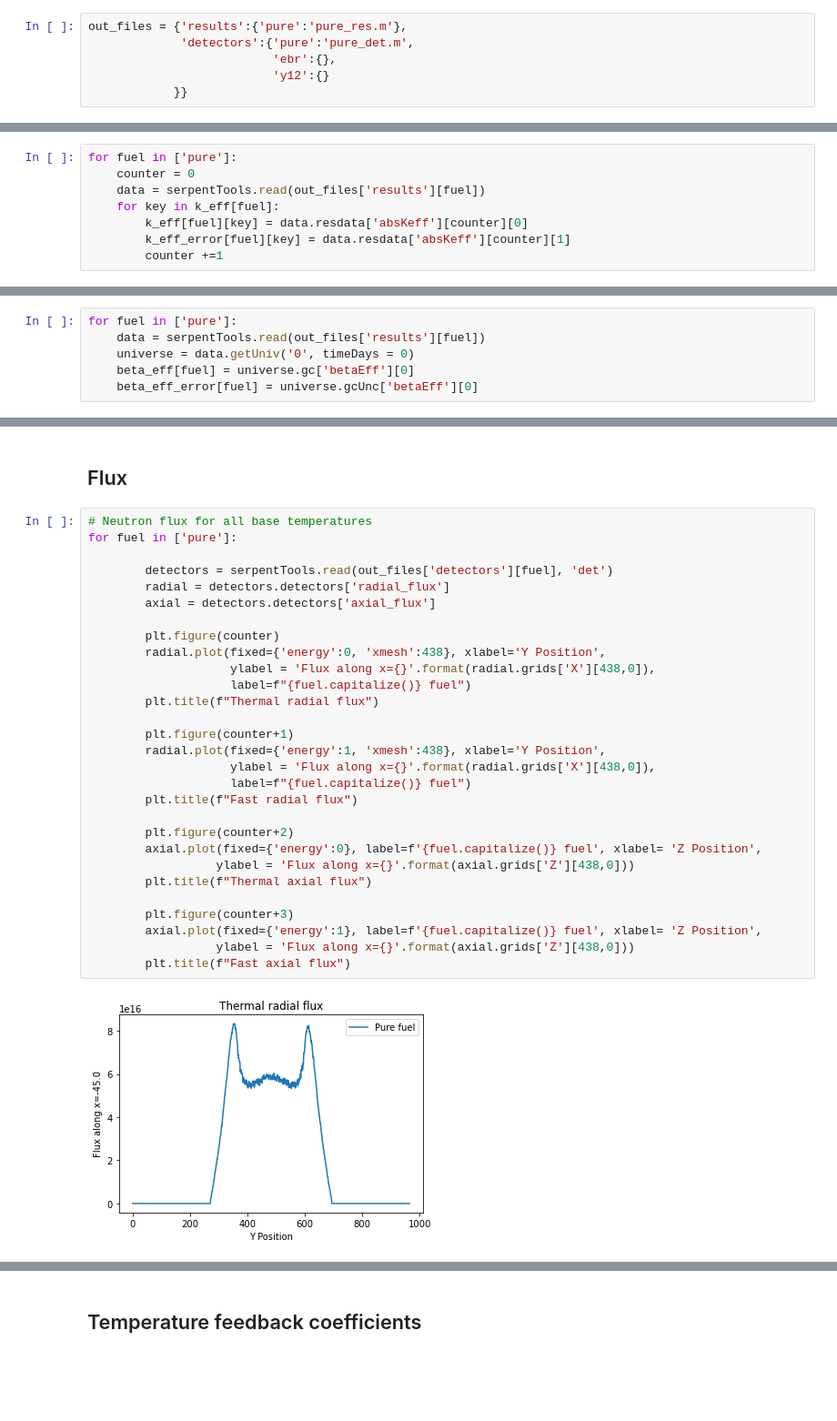
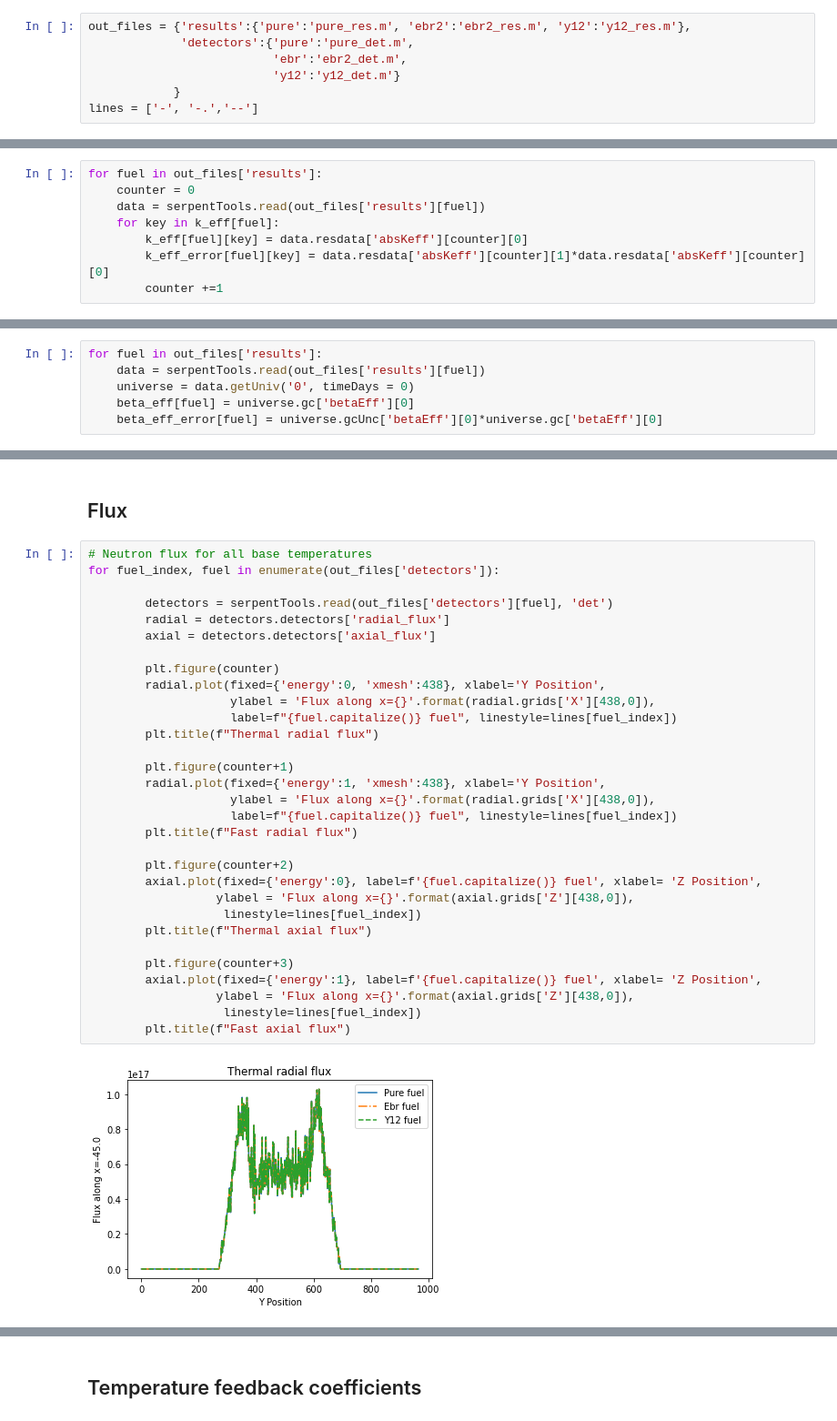
Before and after one commit to abachma2/phlox, a Jupyter notebook: reactors/full-core/htgr-200/Impurities_analysis.ipynb, the cells around one changed output, grey strips where cells are left out. Shown at 91% size. Saved outputs shown, nothing was run; the diff lists cells and outputs as text; blank space fills up the shorter version.

Commit message:
update pure results, change error calculation

```diff
--- a/reactors/full-core/htgr-200/Impurities_analysis.ipynb
+++ b/reactors/full-core/htgr-200/Impurities_analysis.ipynb
@@ -172,11 +172,12 @@ def calculate_m_error(x, y):
     m_error = np.sqrt(sum_errors/(n-2))*np.sqrt(n/(n*sum_x_squared - sum_x **2))
     return m_error
 # %%
-out_files = {'results':{'pure':'pure_res.m'},
+out_files = {'results':{'pure':'pure_res.m', 'ebr2':'ebr2_res.m', 'y12':'y12_res.m'},
              'detectors':{'pure':'pure_det.m',
-                          'ebr':{},
-                          'y12':{}
-            }}
+                          'ebr':'ebr2_det.m',
+                          'y12':'y12_det.m'}
+            }
+lines = ['-', '-.','--']
 # %% [markdown]
 ## k-eff
 # %%
@@ -190,12 +191,12 @@ for key in k_eff:
                   'CDC':0, 'CEC':0, 'CCA':0, 'CCB':0, 'CCD':0, 'CCE':0, 'AAA':0,
                   'BBB':0, 'DDD':0, 'EEE':0}
 # %%
-for fuel in ['pure']:
+for fuel in out_files['results']:
     counter = 0
     data = serpentTools.read(out_files['results'][fuel])
     for key in k_eff[fuel]:
         k_eff[fuel][key] = data.resdata['absKeff'][counter][0]
-        k_eff_error[fuel][key] = data.resdata['absKeff'][counter][1]
+        k_eff_error[fuel][key] = data.resdata['absKeff'][counter][1]*data.resdata['absKeff'][counter][0]
         counter +=1
 # %% [output]
 SERPENT Serpent 2.1.32 found in pure_res.m, but version 2.1.31 is defined in settings
@@ -212,11 +217,11 @@ y12 0
 # %%
 beta_eff = {'pure':0, 'ebr2':0, 'y12':0}; beta_eff_error = {'pure':0,'ebr2':0, 'y12':0}
 # %%
-for fuel in ['pure']:
+for fuel in out_files['results']:
     data = serpentTools.read(out_files['results'][fuel])
     universe = data.getUniv('0', timeDays = 0)
     beta_eff[fuel] = universe.gc['betaEff'][0]
-    beta_eff_error[fuel] = universe.gcUnc['betaEff'][0]
+    beta_eff_error[fuel] = universe.gcUnc['betaEff'][0]*universe.gc['betaEff'][0]
 # %% [output]
 SERPENT Serpent 2.1.32 found in pure_res.m, but version 2.1.31 is defined in settings
   Attemping to read anyway. Please report strange behaviors/failures to developers.
@@ -231,32 +240,34 @@ beta_eff for Y12 fuel: 0 +/- 0
 ## Flux
 # %%
 # Neutron flux for all base temperatures
-for fuel in ['pure']:
+for fuel_index, fuel in enumerate(out_files['detectors']):
 
         detectors = serpentTools.read(out_files['detectors'][fuel], 'det')
         radial = detectors.detectors['radial_flux']
         axial = detectors.detectors['axial_flux']
 
         plt.figure(counter)
         radial.plot(fixed={'energy':0, 'xmesh':438}, xlabel='Y Position',
                     ylabel = 'Flux along x={}'.format(radial.grids['X'][438,0]),
-                    label=f"{fuel.capitalize()} fuel")
+                    label=f"{fuel.capitalize()} fuel", linestyle=lines[fuel_index])
         plt.title(f"Thermal radial flux")
 
         plt.figure(counter+1)
         radial.plot(fixed={'energy':1, 'xmesh':438}, xlabel='Y Position',
                     ylabel = 'Flux along x={}'.format(radial.grids['X'][438,0]),
-                    label=f"{fuel.capitalize()} fuel")
+                    label=f"{fuel.capitalize()} fuel", linestyle=lines[fuel_index])
         plt.title(f"Fast radial flux")
 
         plt.figure(counter+2)
         axial.plot(fixed={'energy':0}, label=f'{fuel.capitalize()} fuel', xlabel= 'Z Position',
-                  ylabel = 'Flux along x={}'.format(axial.grids['Z'][438,0]))
+                  ylabel = 'Flux along x={}'.format(axial.grids['Z'][438,0]),
+                   linestyle=lines[fuel_index])
         plt.title(f"Thermal axial flux")
 
         plt.figure(counter+3)
         axial.plot(fixed={'energy':1}, label=f'{fuel.capitalize()} fuel', xlabel= 'Z Position',
-                  ylabel = 'Flux along x={}'.format(axial.grids['Z'][438,0]))
+                  ylabel = 'Flux along x={}'.format(axial.grids['Z'][438,0]),
+                   linestyle=lines[fuel_index])
         plt.title(f"Fast axial flux")
 # %% [output]
-[figure, old version]
+[figure, new version]
```
Also changed, not shown: parts of 9 cells of this notebook.
